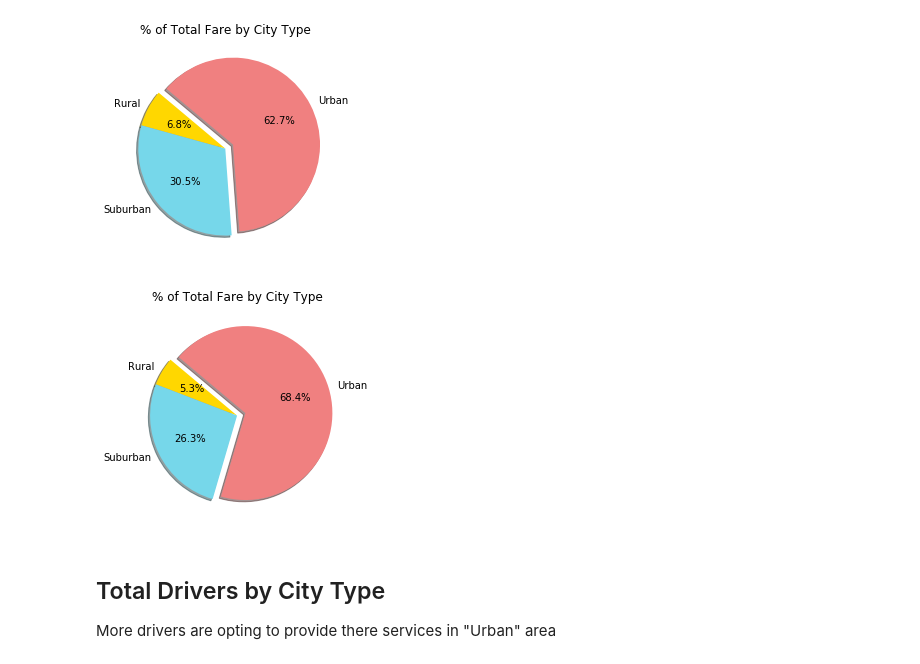
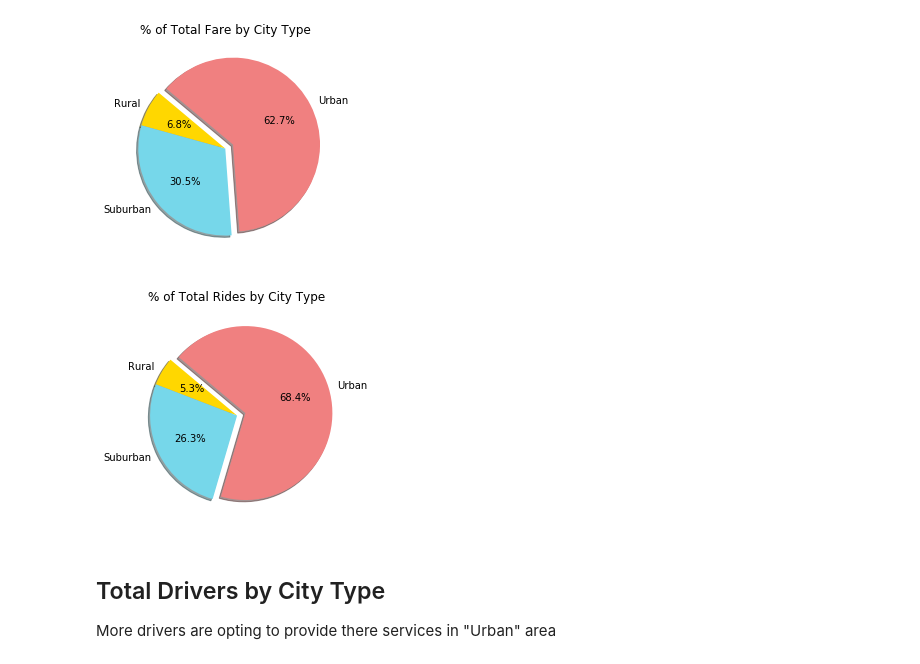
Before and after one commit to Raakeshtrip/Rakesh_Matplotlib, a Jupyter notebook: pyber_starter.ipynb, the cells around one changed output. Drawn from its saved outputs; the diff is of its cells as text; code cells hidden in the pictures.

Commit message:
Final commit with saved figure

```diff
--- a/pyber_starter.ipynb
+++ b/pyber_starter.ipynb
@@ -100,24 +100,25 @@ plt.show()
 # %%
 # Calculate Ride Percents
 
 Total_Type=pd.merge(city_data, ride_data, how='outer', on='city')
 
 Total_Type.fillna(0)
 
 Total_Type=(Total_Type.groupby(['type']).agg({'ride_id':'count'})/Total_Type['ride_id'].count() *100).reset_index(None)
 
 color =["#FFD700","#76D7EA","#F08080"]
 
 explode = (0, 0, 0.1)  # only "explode" the 2nd slice (i.e. 'Hogs')
 
 pieplt=plt.pie(Total_Type['ride_id'],explode=explode,labels=Total_Type['type'],autopct="%.1f%%",\
                shadow=True,startangle=140,colors=color)
 
-plt.title("% of Total Fare by City Type")
+plt.title("% of Total Rides by City Type")
 plt.grid()
+plt.savefig('pyber_Total_Rides_By_CityType.png')
 plt.show()
 # %% [output]
-[figure, old version]
+[figure, new version]
 # %% [markdown]
 ## Total Drivers by City Type
 More drivers are opting to provide there services in "Urban" area
```
Also changed, not shown: parts of 3 cells of this notebook, 4 other files.
